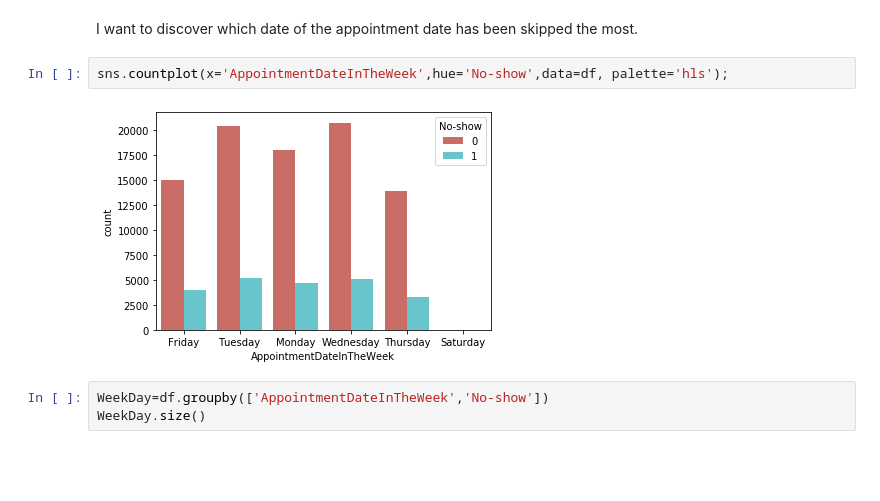
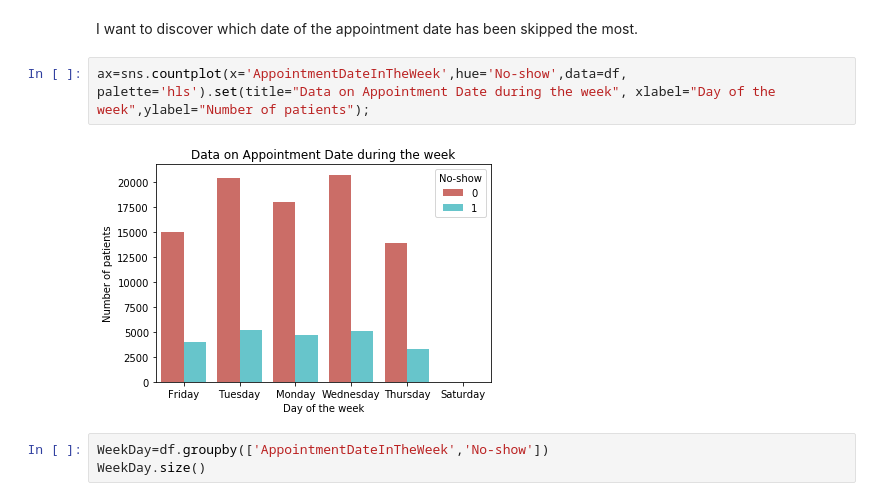
Before and after one commit to huonghuynh93/Udacity--Data-Analyst-Nanodegree, a Jupyter notebook: Project 2.ipynb, the cells around one changed output. Drawn from its saved outputs; the diff is of its cells as text; blank space fills up the shorter version.

```diff
--- a/Project 2.ipynb
+++ b/Project 2.ipynb
@@ -245,9 +245,9 @@ Looking at the absence ratio of each group. We can see that seniors (65 years ol
 # %% [markdown]
 I want to discover which date of the appointment date has been skipped the most.
 # %%
-sns.countplot(x='AppointmentDateInTheWeek',hue='No-show',data=df, palette='hls');
+ax=sns.countplot(x='AppointmentDateInTheWeek',hue='No-show',data=df, palette='hls').set(title="Data on Appointment Date during the week", xlabel="Day of the week",ylabel="Number of patients");
 # %% [output]
-[figure, old version]
+[figure, new version]
 # %%
 WeekDay=df.groupby(['AppointmentDateInTheWeek','No-show'])
 WeekDay.size()
```
Also changed, not shown: parts of 12 cells of this notebook, 1 other file.
